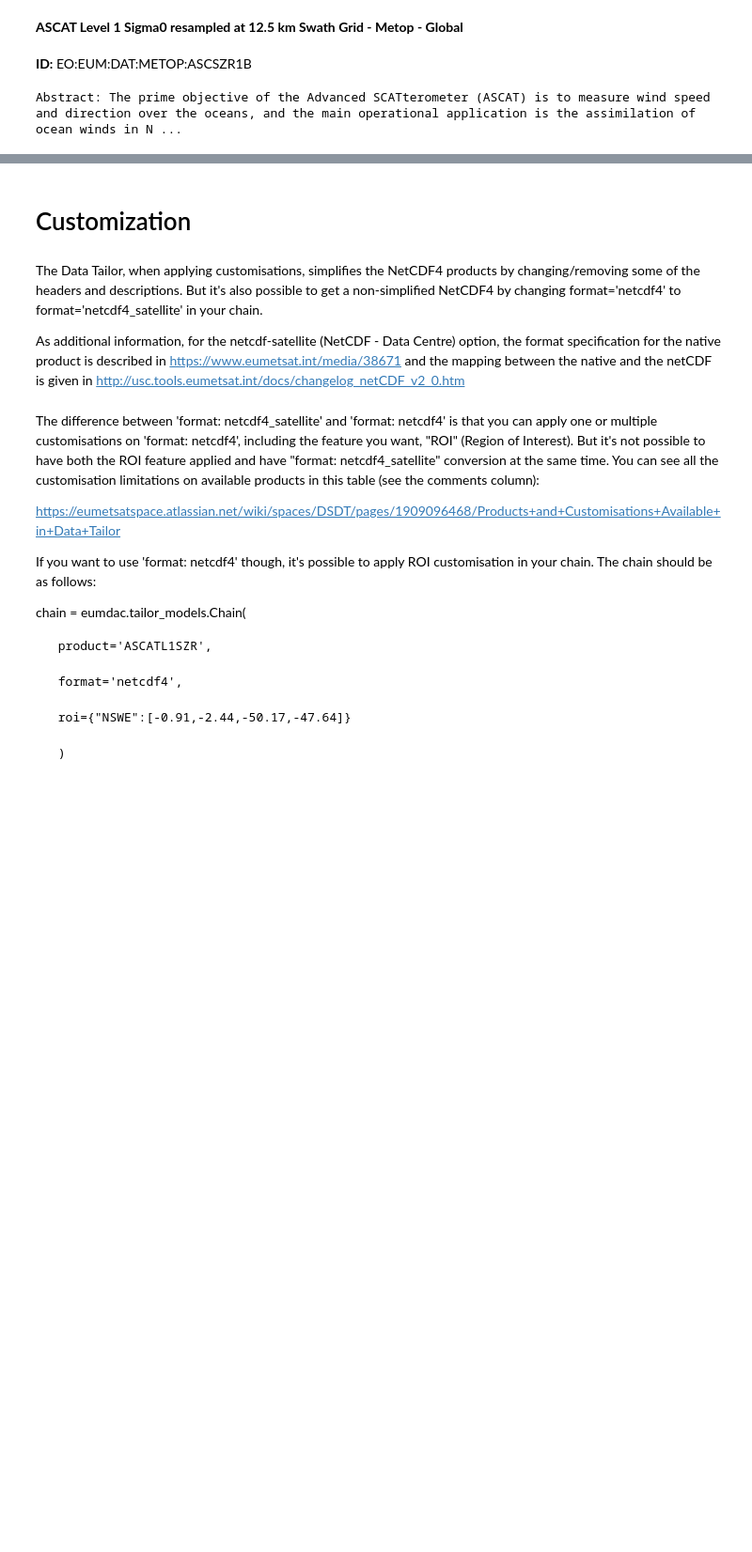
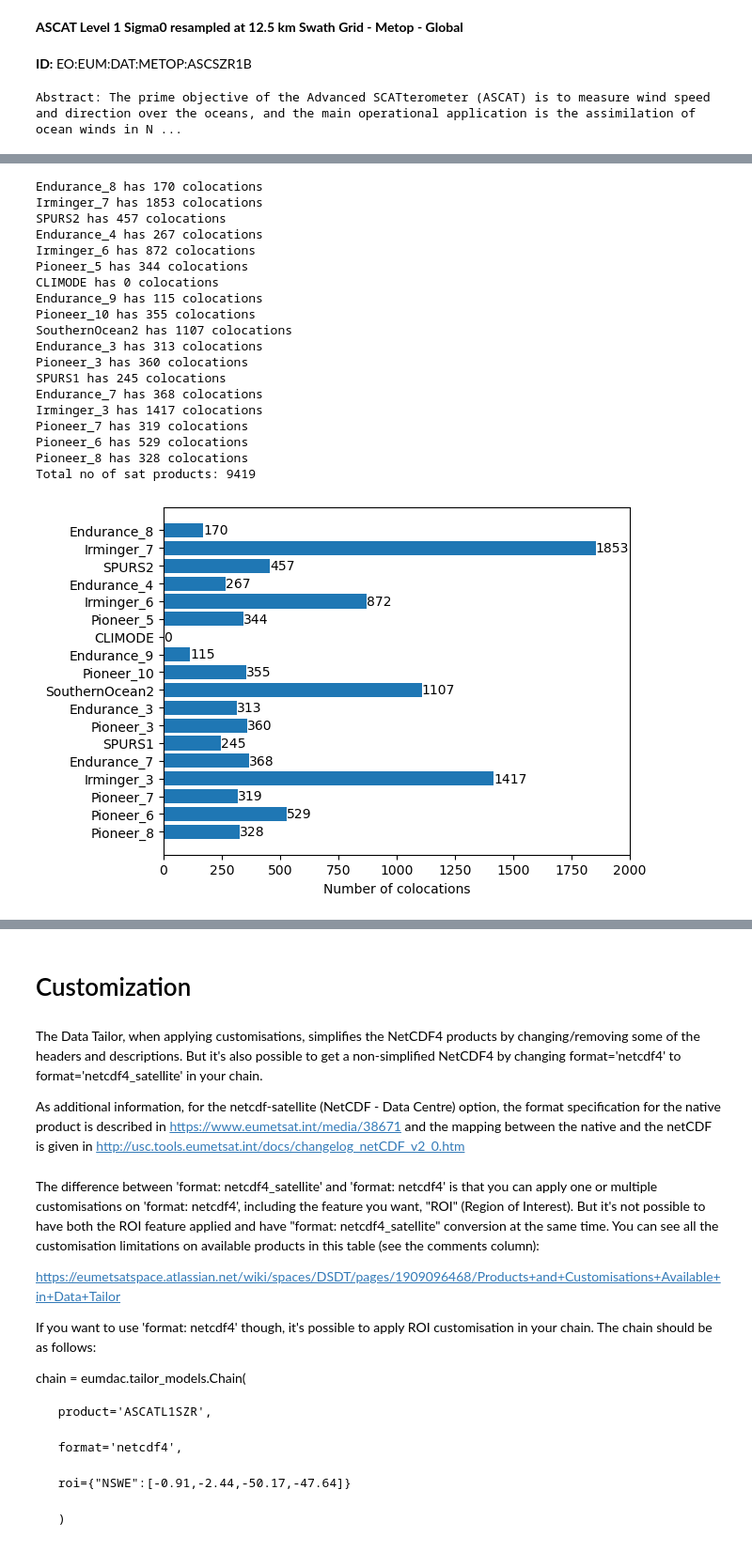
Before and after one commit to metno/machine-ocean-satdata, a Jupyter notebook: notebooks/ascat_sandbox.ipynb, the cells around one changed output, grey strips where cells are left out. Shown at 94% size. Saved outputs shown, nothing was run; the diff lists cells and outputs as text; code cells hidden in the pictures; blank space fills up the shorter version.

Commit message:
Fetching ASCAT products seems to be working.

```diff
--- a/notebooks/ascat_sandbox.ipynb
+++ b/notebooks/ascat_sandbox.ipynb
@@ -72,0 +153,8 @@ latest
+# %%
+# pickle imported in-situ measurements metadata with attached colocated ASCAT sat products metadata
+# (to avoid having to rerun the API search)
+import pickle
+
+exit() # do not run, unless the search in the previous cell has been run
+with open('in_situ_obs_ascat.pickle', 'wb') as handle:
+    pickle.dump(in_situ_obs, handle, protocol=pickle.HIGHEST_PROTOCOL)
@@ -72,0 +163,7 @@ latest
+# %%
+# read pickled imported in-situ measurements metadata with attached colocated ASCAT sat products metadata
+# (to avoid having to rerun the API search)
+import pickle
+
+with open('in_situ_obs_ascat.pickle', 'rb') as handle:
+    in_situ_obs = pickle.load(handle)
@@ -72,0 +208,56 @@ latest
+# %%
+# how many colocations do we have?
+# (*assuming that there always are temporal colocations to be found as long as sat product is within in-situ obs start-end time interval)
+
+sites = []
+n_colocations = []
+total_n_colocations = 0
+
+for name, obs in in_situ_obs.items():
+    sites.append(name)
+    n = len(obs["products"])
+    n_colocations.append(n)
+    total_n_colocations += n
+    print("{} has {} colocations".format(name, n))
+
+print("Total no of sat products: {}".format(total_n_colocations))
+
+# visualize
+import numpy as np
+import matplotlib.pyplot as plt
+
+fig, ax = plt.subplots()
+
+y_pos = np.arange(len(sites))
+
+hbars = ax.barh(y_pos, n_colocations, align='center')
+ax.set_yticks(y_pos, labels=sites)
+ax.invert_yaxis()  # labels read top-to-bottom
+ax.set_xlabel("Number of colocations")
+
+# Label with specially formatted floats
+ax.bar_label(hbars, fmt='%i')
+ax.set_xlim(right=2000)  # adjust xlim to fit labels
+
+plt.show()
+# %% [output]
+Endurance_8 has 170 colocations
+Irminger_7 has 1853 colocations
+SPURS2 has 457 colocations
+Endurance_4 has 267 colocations
+Irminger_6 has 872 colocations
+Pioneer_5 has 344 colocations
+CLIMODE has 0 colocations
+Endurance_9 has 115 colocations
+Pioneer_10 has 355 colocations
+SouthernOcean2 has 1107 colocations
+Endurance_3 has 313 colocations
+Pioneer_3 has 360 colocations
+SPURS1 has 245 colocations
+Endurance_7 has 368 colocations
+Irminger_3 has 1417 colocations
+Pioneer_7 has 319 colocations
+Pioneer_6 has 529 colocations
+Pioneer_8 has 328 colocations
+Total no of sat products: 9419
+[figure, added]
```
Also changed, not shown: parts of 33 cells of this notebook, 3 other files.
